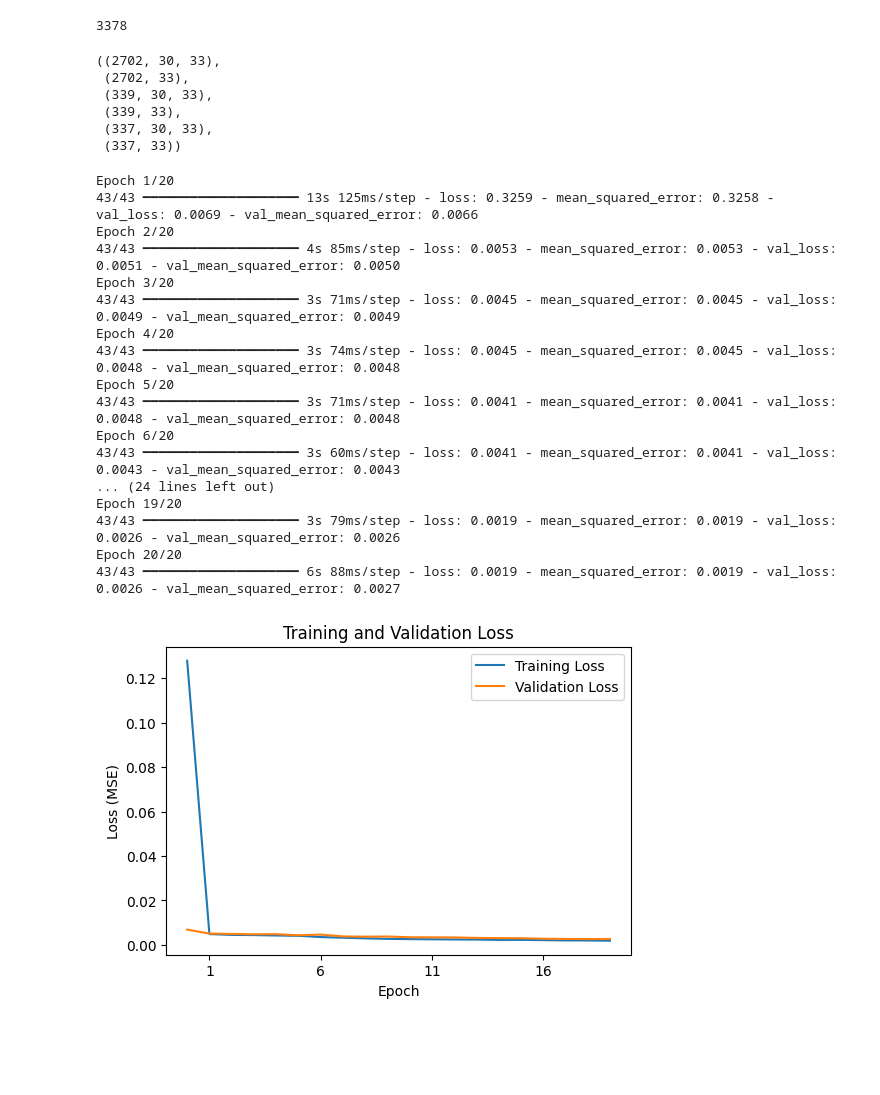
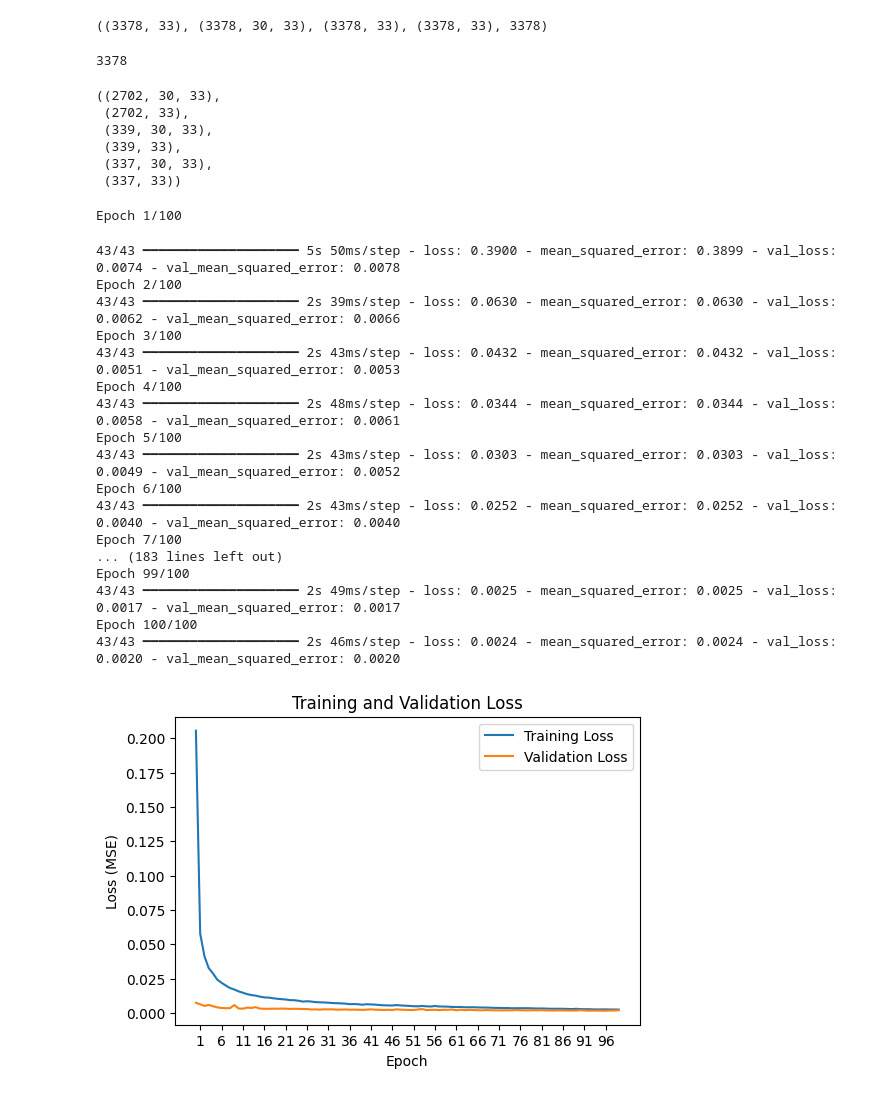
Before and after one commit to JingShelly/BA_Project, a Jupyter notebook: src/LSTM/Regression/LSTM_regression.ipynb, the cells around one changed output. Cells and saved outputs as stored; diff of their text form; code cells hidden in the pictures; blank space fills up the shorter version.

```diff
--- a/src/LSTM/Regression/LSTM_regression.ipynb
+++ b/src/LSTM/Regression/LSTM_regression.ipynb
@@ -24,21 +39,38 @@ data.set_index('Date', inplace=True)
+# %%
+binary_targets = pd.read_csv('../../dataProcessing/target_binary.csv', parse_dates=['Date'])
+binary_targets.set_index('Date', inplace=True)
+# label_df =pd.DataFrame(label)
+# label_df.set_index('Date', inplace=True)
+# display(type(label_df))
 # %%
-def create_X_y_rolling(df, window_size):
-    X, y, first_values = [], [], []
+
+def create_X_y_rolling(df, target_label, window_size):
+    X, y, labels, first_values = [], [], [], []
     for i in range(len(df) - window_size):
         window = df.iloc[i:i+window_size]
         first_value = window.iloc[0]
         normalized_window = window / first_value
         X.append(normalized_window.values)
+
         y_target = df.iloc[i+window_size] / first_value
         y.append(y_target.values)
+
+        l = target_label.iloc[i+window_size]
+        labels.append(l)
+
         first_values.append(first_value.values)
+
     X = np.array(X)
     y = np.array(y)
     first_values = np.array(first_values)
-    return X, y, first_values
+    labels = np.array(labels)
+    return X, y, first_values, labels
 
 window_size = 30
-X, y, first_values = create_X_y_rolling(data, window_size)
+X, y, first_values, labels = create_X_y_rolling(data, binary_targets, window_size)
+labels.shape, X.shape, y.shape, first_values.shape, len(labels)
+# %% [output]
+((3378, 33), (3378, 30, 33), (3378, 33), (3378, 33), 3378)
 # %%
 dataset_size = len(X)
 print(dataset_size)
@@ -67,12 +100,15 @@ X_train.shape, y_train.shape, X_val.shape, y_val.shape, X_test.shape, y_test.sha
 # %%
 model = Sequential([
     LSTM(128, return_sequences=True, input_shape=(X_train.shape[1], X_train.shape[2])),
+    Dropout(0.2),
+
     LSTM(64, return_sequences=False),
+    Dropout(0.2),
+
     Dense(y_train.shape[1])
 ])
 
-
-model.compile(loss=MeanSquaredError(),
+model.compile(loss='mse',
               optimizer=Adam(learning_rate=0.001),
               metrics=[MeanSquaredError()])
 
@@ -81,41 +117,42 @@ es = EarlyStopping(monitor='val_loss', patience=10, restore_best_weights=True)
 
 history = model.fit(
     X_train, y_train,
-    epochs=20,
+    epochs=100,
     batch_size=64,
     validation_data=(X_val, y_val),
     callbacks=[cp, es],
 )
 # model.summary()
 # %% [output]
-Epoch 1/20
-43/43 ━━━━━━━━━━━━━━━━━━━━ 13s 125ms/step - loss: 0.3259 - mean_squared_error: 0.3258 - val_loss: 0.0069 - val_mean_squared_error: 0.0066
-Epoch 2/20
-43/43 ━━━━━━━━━━━━━━━━━━━━ 4s 85ms/step - loss: 0.0053 - mean_squared_error: 0.0053 - val_loss: 0.0051 - val_mean_squared_error: 0.0050
-Epoch 3/20
-43/43 ━━━━━━━━━━━━━━━━━━━━ 3s 71ms/step - loss: 0.0045 - mean_squared_error: 0.0045 - val_loss: 0.0049 - val_mean_squared_error: 0.0049
-Epoch 4/20
-43/43 ━━━━━━━━━━━━━━━━━━━━ 3s 74ms/step - loss: 0.0045 - mean_squared_error: 0.0045 - val_loss: 0.0048 - val_mean_squared_error: 0.0048
-Epoch 5/20
-43/43 ━━━━━━━━━━━━━━━━━━━━ 3s 71ms/step - loss: 0.0041 - mean_squared_error: 0.0041 - val_loss: 0.0048 - val_mean_squared_error: 0.0048
-Epoch 6/20
-43/43 ━━━━━━━━━━━━━━━━━━━━ 3s 60ms/step - loss: 0.0041 - mean_squared_error: 0.0041 - val_loss: 0.0043 - val_mean_squared_error: 0.0043
-... (24 lines left out)
-Epoch 19/20
-43/43 ━━━━━━━━━━━━━━━━━━━━ 3s 79ms/step - loss: 0.0019 - mean_squared_error: 0.0019 - val_loss: 0.0026 - val_mean_squared_error: 0.0026
-Epoch 20/20
-43/43 ━━━━━━━━━━━━━━━━━━━━ 6s 88ms/step - loss: 0.0019 - mean_squared_error: 0.0019 - val_loss: 0.0026 - val_mean_squared_error: 0.0027
+Epoch 1/100
+43/43 ━━━━━━━━━━━━━━━━━━━━ 5s 50ms/step - loss: 0.3900 - mean_squared_error: 0.3899 - val_loss: 0.0074 - val_mean_squared_error: 0.0078
+Epoch 2/100
+43/43 ━━━━━━━━━━━━━━━━━━━━ 2s 39ms/step - loss: 0.0630 - mean_squared_error: 0.0630 - val_loss: 0.0062 - val_mean_squared_error: 0.0066
+Epoch 3/100
+43/43 ━━━━━━━━━━━━━━━━━━━━ 2s 43ms/step - loss: 0.0432 - mean_squared_error: 0.0432 - val_loss: 0.0051 - val_mean_squared_error: 0.0053
+Epoch 4/100
+43/43 ━━━━━━━━━━━━━━━━━━━━ 2s 48ms/step - loss: 0.0344 - mean_squared_error: 0.0344 - val_loss: 0.0058 - val_mean_squared_error: 0.0061
+Epoch 5/100
+43/43 ━━━━━━━━━━━━━━━━━━━━ 2s 43ms/step - loss: 0.0303 - mean_squared_error: 0.0303 - val_loss: 0.0049 - val_mean_squared_error: 0.0052
+Epoch 6/100
+43/43 ━━━━━━━━━━━━━━━━━━━━ 2s 43ms/step - loss: 0.0252 - mean_squared_error: 0.0252 - val_loss: 0.0040 - val_mean_squared_error: 0.0040
+Epoch 7/100
+... (183 lines left out)
+Epoch 99/100
+43/43 ━━━━━━━━━━━━━━━━━━━━ 2s 49ms/step - loss: 0.0025 - mean_squared_error: 0.0025 - val_loss: 0.0017 - val_mean_squared_error: 0.0017
+Epoch 100/100
+43/43 ━━━━━━━━━━━━━━━━━━━━ 2s 46ms/step - loss: 0.0024 - mean_squared_error: 0.0024 - val_loss: 0.0020 - val_mean_squared_error: 0.0020
 # %%
 plt.figure(figsize=(6, 4))
 plt.plot(history.history['mean_squared_error'], label='Training Loss')
 plt.plot(history.history['val_loss'], label='Validation Loss')
 plt.xlabel('Epoch')
 plt.ylabel('Loss (MSE)')
 plt.legend()
-xticks = np.arange(1, 20, 5)
+xticks = np.arange(1, 100, 5)
 plt.xticks(xticks)
 plt.title('Training and Validation Loss')
 plt.show()
 # %% [output]
-[figure, old version]
+[figure, new version]
 # %%
```
Also changed, not shown: parts of 13 cells of this notebook, 19 other files.
